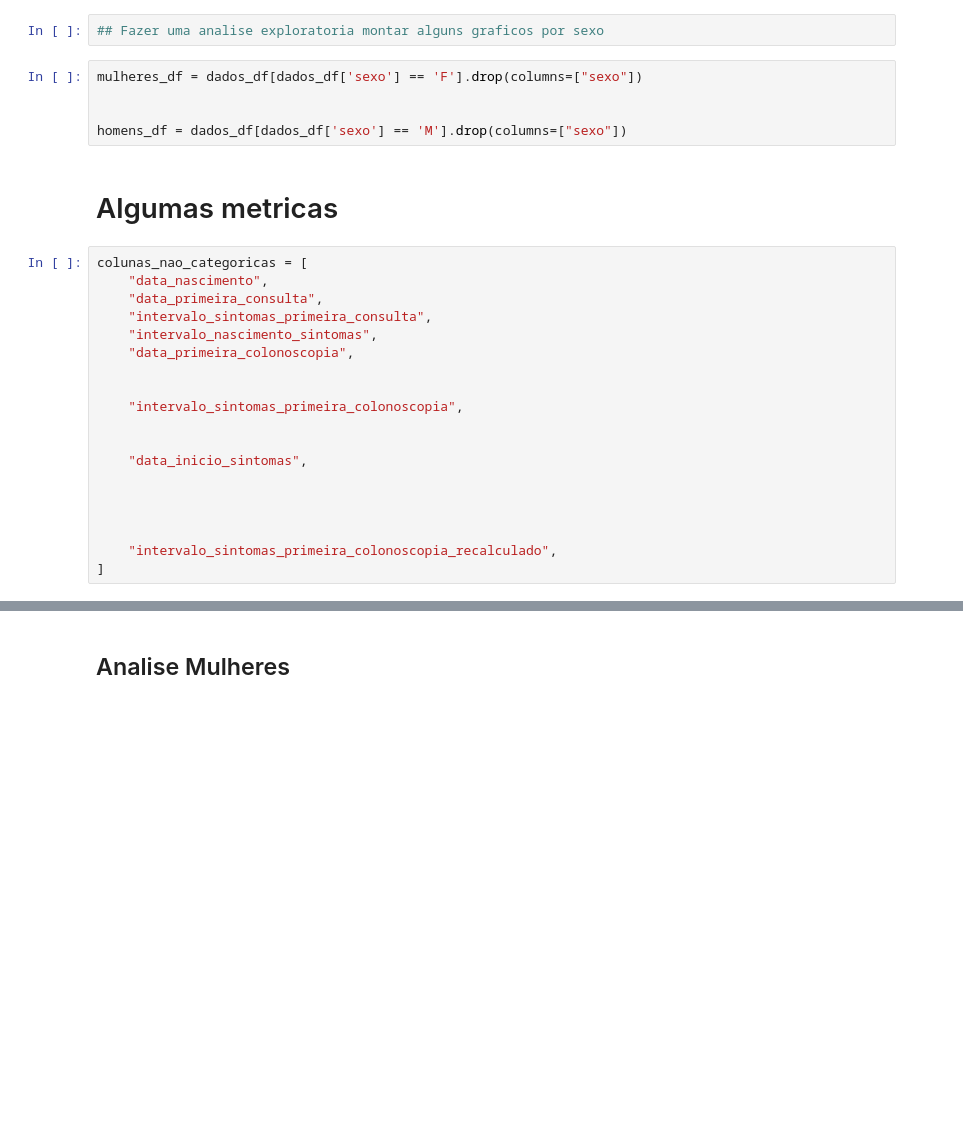
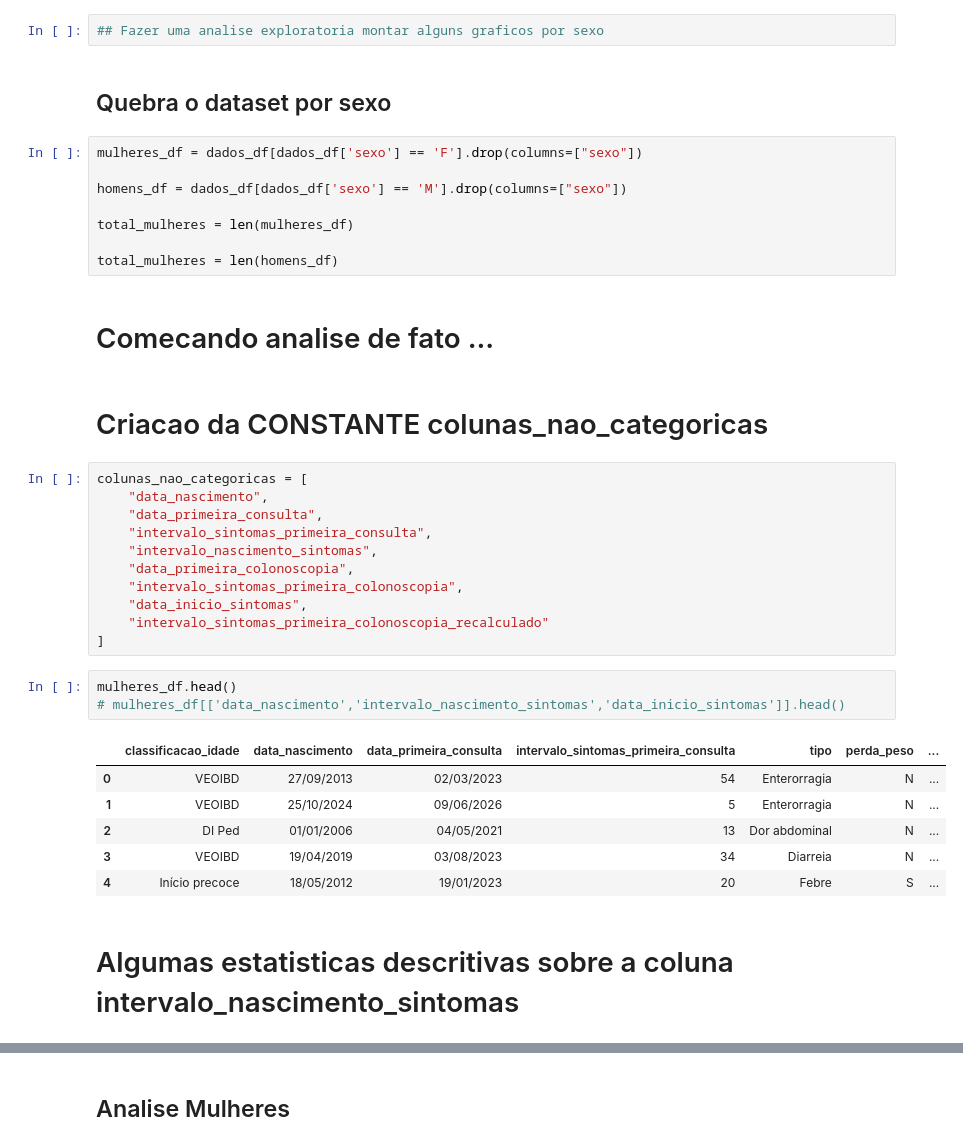
Before and after one commit to luscaalima/ME812-Unicamp, a Jupyter notebook: dados/notebook_consultoria_oficial.ipynb, the cells around one changed output, grey strips where cells are left out. Saved outputs shown, nothing was run; the diff lists cells and outputs as text; blank space fills up the shorter version.

Commit message:
adicionando algumas estatisticas descritivas

```diff
--- a/dados/notebook_consultoria_oficial.ipynb
+++ b/dados/notebook_consultoria_oficial.ipynb
@@ -134,12 +136,19 @@ dados_df = dados_df[dados_df["intervalo_sintomas_primeira_consulta"]!=-1]
 # %%
 ## Fazer uma analise exploratoria montar alguns graficos por sexo
+# %% [markdown]
+## Quebra o dataset por sexo
 # %%
 mulheres_df = dados_df[dados_df['sexo'] == 'F'].drop(columns=["sexo"])
 
+homens_df = dados_df[dados_df['sexo'] == 'M'].drop(columns=["sexo"])
 
-homens_df = dados_df[dados_df['sexo'] == 'M'].drop(columns=["sexo"])
+total_mulheres = len(mulheres_df)
+
+total_mulheres = len(homens_df)
 # %% [markdown]
-# Algumas metricas
+# Comecando analise de fato ...
+# %% [markdown]
+# Criacao da  CONSTANTE colunas_nao_categoricas
 # %%
 colunas_nao_categoricas = [
     "data_nascimento",
@@ -147,15 +156,19 @@ colunas_nao_categoricas = [
     "intervalo_sintomas_primeira_consulta",
     "intervalo_nascimento_sintomas",
     "data_primeira_colonoscopia",
-
-
     "intervalo_sintomas_primeira_colonoscopia",
-
-
     "data_inicio_sintomas",
-
-
-
-
-    "intervalo_sintomas_primeira_colonoscopia_recalculado",
+    "intervalo_sintomas_primeira_colonoscopia_recalculado"
 ]
+# %%
+mulheres_df.head()
+# mulheres_df[['data_nascimento','intervalo_nascimento_sintomas','data_inicio_sintomas']].head()
+# %% [output]
+|  | classificacao_idade | data_nascimento | data_primeira_consulta | intervalo_sintomas_primeira_consulta | tipo | perda_peso | ... |
+| 0 | VEOIBD | 27/09/2013 | 02/03/2023 | 54 | Enterorragia | N | ... |
+| 1 | VEOIBD | 25/10/2024 | 09/06/2026 | 5 | Enterorragia | N | ... |
+| 2 | DI Ped | 01/01/2006 | 04/05/2021 | 13 | Dor abdominal | N | ... |
+| 3 | VEOIBD | 19/04/2019 | 03/08/2023 | 34 | Diarreia | N | ... |
+| 4 | Início precoce | 18/05/2012 | 19/01/2023 | 20 | Febre | S | ... |
+# %% [markdown]
+# Algumas estatisticas descritivas sobre a coluna intervalo_nascimento_sintomas
```
Also changed, not shown: parts of 22 cells of this notebook.
